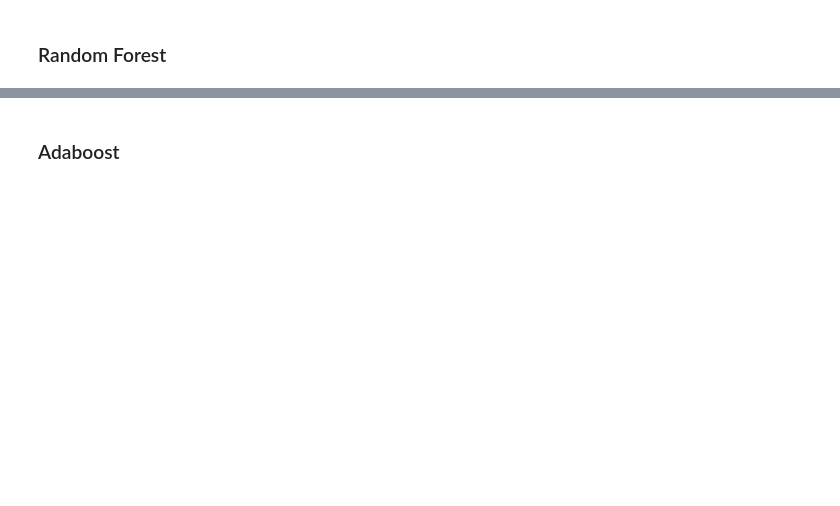
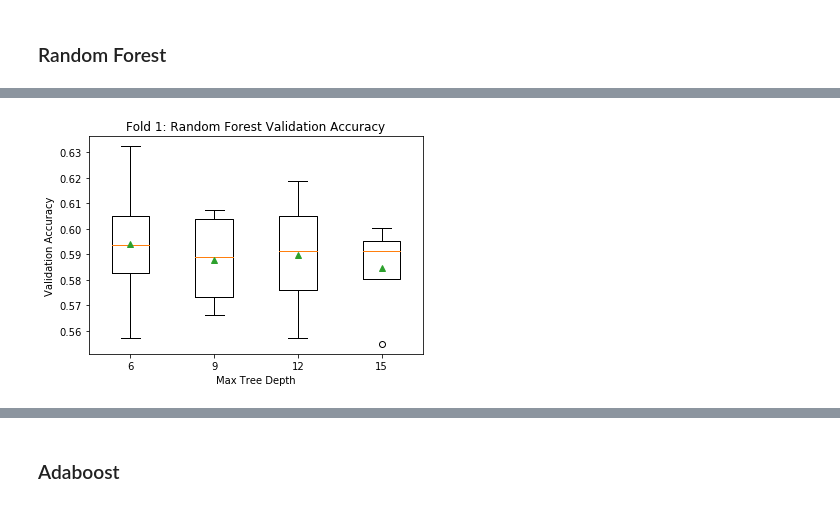
Before and after one commit to thecryptogolddiggers/project, a Jupyter notebook: template.ipynb, the cells around one changed output, grey strips where cells are left out. Saved outputs shown, nothing was run; the diff lists cells and outputs as text; code cells hidden in the pictures; blank space fills up the shorter version.

Commit message:
updated template.ipynb in accordance with new double resampling procedure

```diff
--- a/template.ipynb
+++ b/template.ipynb
@@ -198,0 +117,80 @@ Confusion Matrix
+# %%
+X_train, X_test, Y_train, Y_test = train_test_split(X_reduced, np.array(Y), test_size=0.25, random_state=42)
+
+fold = 0
+kf1 = KF(n_splits=5)
+rf_test_scores = []
+coeffs = []
+
+# uncomment if train/test split not present (above)
+#X_train = X
+#X_train = np.array(X_train)
+#Y_train = np.array(Y)
+
+# first resampling
+for train_index, test_index in kf1.split(X_train):
+    # splits original data into train, test
+
+    fold += 1
+    xtrain, xtest = X_train[train_index], X_train[test_index]
+    ytrain, ytest = Y_train[train_index], Y_train[test_index]
+    kf2 = KF(n_splits=4)
+    innerfold = 0
+    val_scores = []
+    val_scores_1 = []
+    val_scores_2 = []
+    val_scores_3 = []
+    val_scores_4 = []
+
+    # second resampling
+    for train_idx, test_idx in kf2.split(xtrain):
+        # splits original train into train2, test2
+        models = []
+        innerfold += 1
+        xxtrain, xxval = xtrain[train_idx], xtrain[test_idx]
+        yytrain, yyval = ytrain[train_idx], ytrain[test_idx]
+        # models
+        model_1 = RF(n_jobs=4,n_estimators=40,max_depth=6,class_weight='balanced').fit(xxtrain, yytrain)
+        model_2 = RF(n_jobs=4,n_estimators=40,max_depth=9,class_weight='balanced').fit(xxtrain, yytrain)
+        model_3 = RF(n_jobs=4,n_estimators=40,max_depth=12,class_weight='balanced').fit(xxtrain, yytrain)
+        model_4 = RF(n_jobs=4,n_estimators=40,max_depth=15,class_weight='balanced').fit(xxtrain, yytrain)
+        # validation accuracy
+        val_scores_1.append(model_1.score(xxval, yyval))
+        val_scores_2.append(model_2.score(xxval, yyval))
+        val_scores_3.append(model_3.score(xxval, yyval))
+        val_scores_4.append(model_4.score(xxval, yyval))
+        models = [model_1, model_2, model_3, model_4]
+
+    # average validation scores for model w/ given parameter
+    val_scores = [np.mean(val_scores_1), np.mean(val_scores_2), np.mean(val_scores_3), np.mean(val_scores_4)]
+
+    boxdata = [val_scores_1, val_scores_2, val_scores_3, val_scores_4]
+    labels = ['6','9','12','15']
+    plt.figure()
+    plt.boxplot(boxdata,labels=labels,showmeans=True)
+    plt.xlabel("Max Tree Depth")
+    plt.ylabel("Validation Accuracy")
+    plt.title("Fold %d: Random Forest Validation Accuracy" % fold)
+    plt.show()
+
+    # pick model with best validation score use it for testing
+    best_model_idx = val_scores.index(max(val_scores))
+    model = models[best_model_idx]
+
+    # test accuracy for this fold
+    rf_test_scores.append(model.score(xtest, ytest))
+    coeffs.append(mcc(ytest, model.predict(xtest)))
+
+print("\nFold\tMCC\tAccuracy\n----\t---\t--------")
+for i in range(len(coeffs)):
+    print("%d\t%.3f\t%.2f" % (i+1,coeffs[i],rf_test_scores[i]*100))
+
+# results of each testing phase
+print("\nAverage test accuracy = %.2f%%" % (np.mean(rf_test_scores) * 100))
+
+# outermost test set
+preds = model.predict(X_test)
+print("Confusion Matrix")
+print(confusion_matrix(Y_test, preds))
+# %% [output]
+[figure, added]
```
Also changed, not shown: parts of 14 cells of this notebook.
